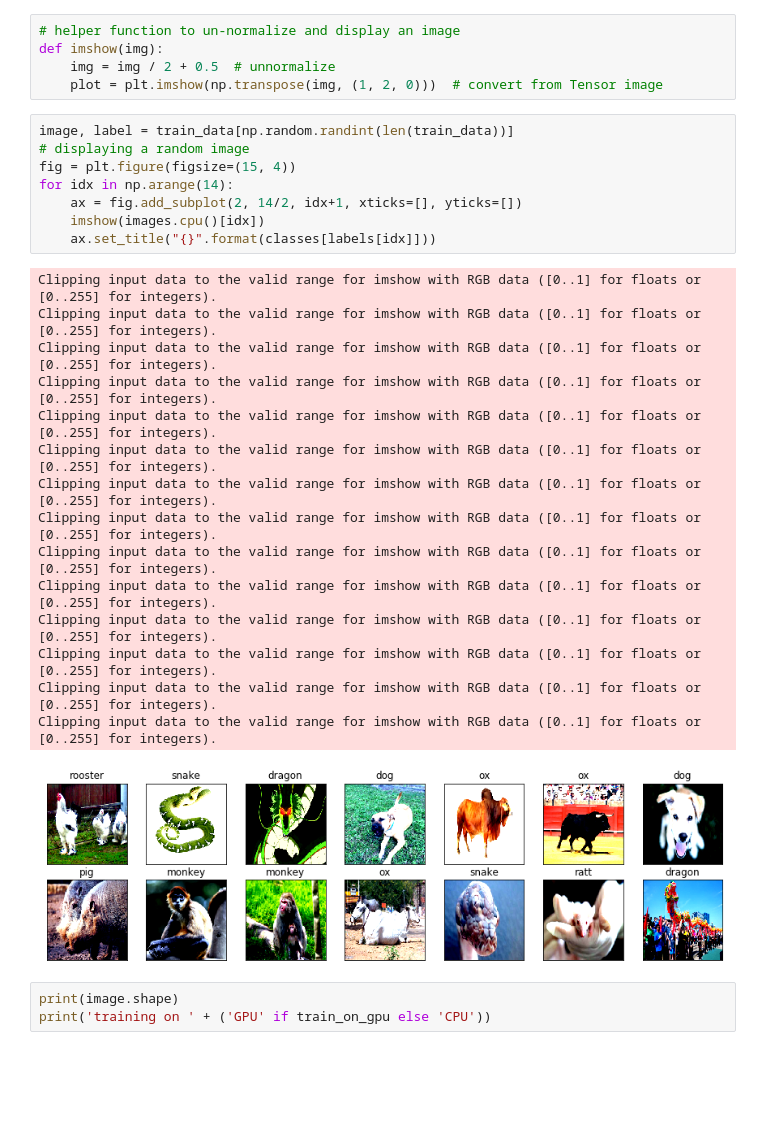
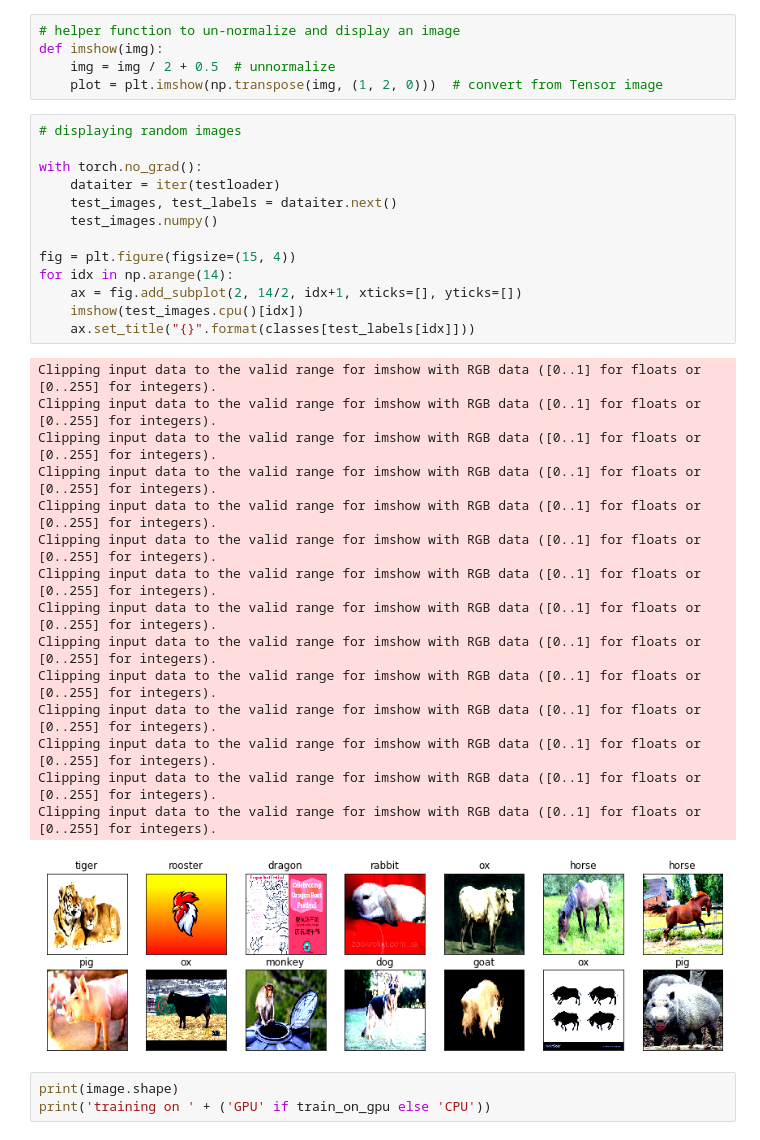
Before and after one commit to mysterious588/Animals-Classification-Deep-Learning, a Jupyter notebook: Main.ipynb, the cells around one changed output. Cells and saved outputs as stored; diff of their text form; blank space fills up the shorter version.

Commit message:
fixed displaying random images

```diff
--- a/Main.ipynb
+++ b/Main.ipynb
@@ -60,29 +62,34 @@ def imshow(img):
     img = img / 2 + 0.5  # unnormalize
     plot = plt.imshow(np.transpose(img, (1, 2, 0)))  # convert from Tensor image
 # %%
-image, label = train_data[np.random.randint(len(train_data))]
-# displaying a random image
+# displaying random images
+
+with torch.no_grad():
+    dataiter = iter(testloader)
+    test_images, test_labels = dataiter.next()
+    test_images.numpy()
+
 fig = plt.figure(figsize=(15, 4))
 for idx in np.arange(14):
     ax = fig.add_subplot(2, 14/2, idx+1, xticks=[], yticks=[])
-    imshow(images.cpu()[idx])
-    ax.set_title("{}".format(classes[labels[idx]]))
+    imshow(test_images.cpu()[idx])
+    ax.set_title("{}".format(classes[test_labels[idx]]))
 # %% [output]
 Clipping input data to the valid range for imshow with RGB data ([0..1] for floats or [0..255] for integers).
 Clipping input data to the valid range for imshow with RGB data ([0..1] for floats or [0..255] for integers).
 Clipping input data to the valid range for imshow with RGB data ([0..1] for floats or [0..255] for integers).
 Clipping input data to the valid range for imshow with RGB data ([0..1] for floats or [0..255] for integers).
 Clipping input data to the valid range for imshow with RGB data ([0..1] for floats or [0..255] for integers).
 Clipping input data to the valid range for imshow with RGB data ([0..1] for floats or [0..255] for integers).
 Clipping input data to the valid range for imshow with RGB data ([0..1] for floats or [0..255] for integers).
 Clipping input data to the valid range for imshow with RGB data ([0..1] for floats or [0..255] for integers).
 Clipping input data to the valid range for imshow with RGB data ([0..1] for floats or [0..255] for integers).
 Clipping input data to the valid range for imshow with RGB data ([0..1] for floats or [0..255] for integers).
 Clipping input data to the valid range for imshow with RGB data ([0..1] for floats or [0..255] for integers).
 Clipping input data to the valid range for imshow with RGB data ([0..1] for floats or [0..255] for integers).
 Clipping input data to the valid range for imshow with RGB data ([0..1] for floats or [0..255] for integers).
 Clipping input data to the valid range for imshow with RGB data ([0..1] for floats or [0..255] for integers).
-[figure, old version]
+[figure, new version]
 # %%
 print(image.shape)
 print('training on ' + ('GPU' if train_on_gpu else 'CPU'))
```
Also changed, not shown: parts of 1 cell of this notebook.
